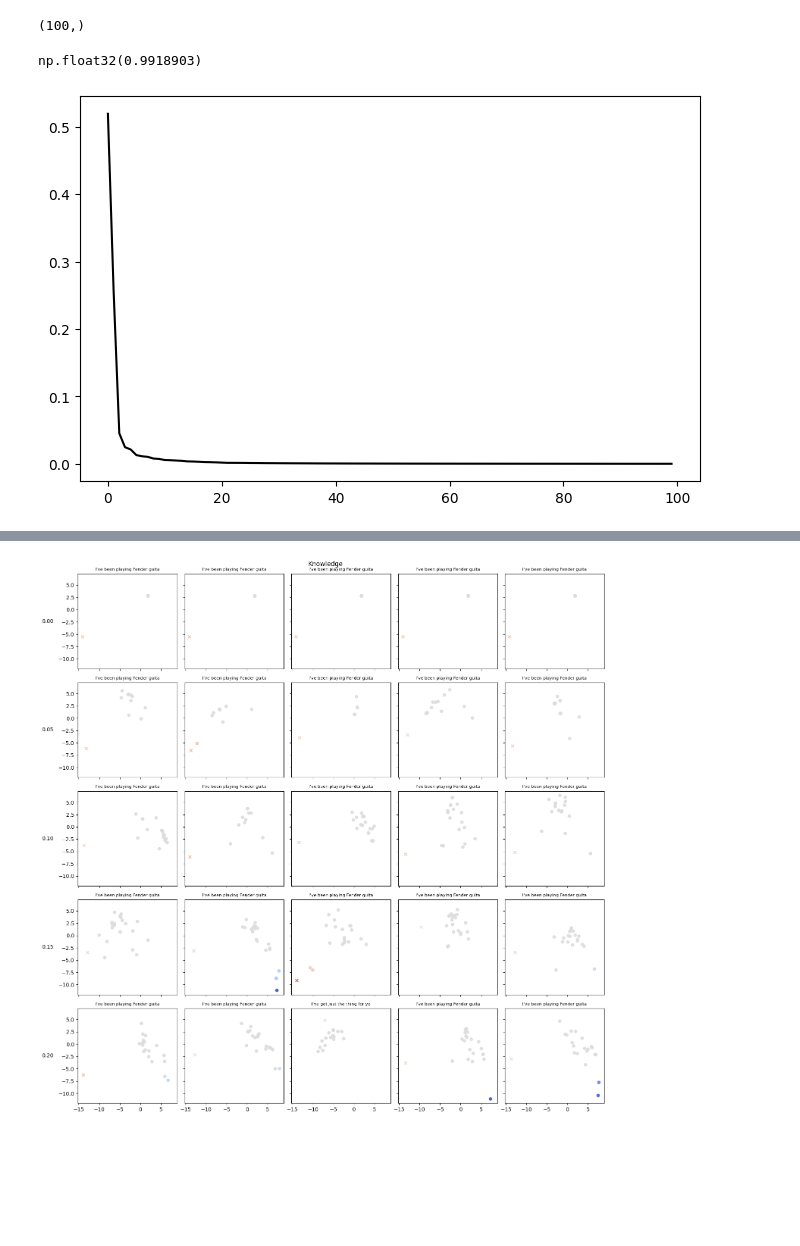
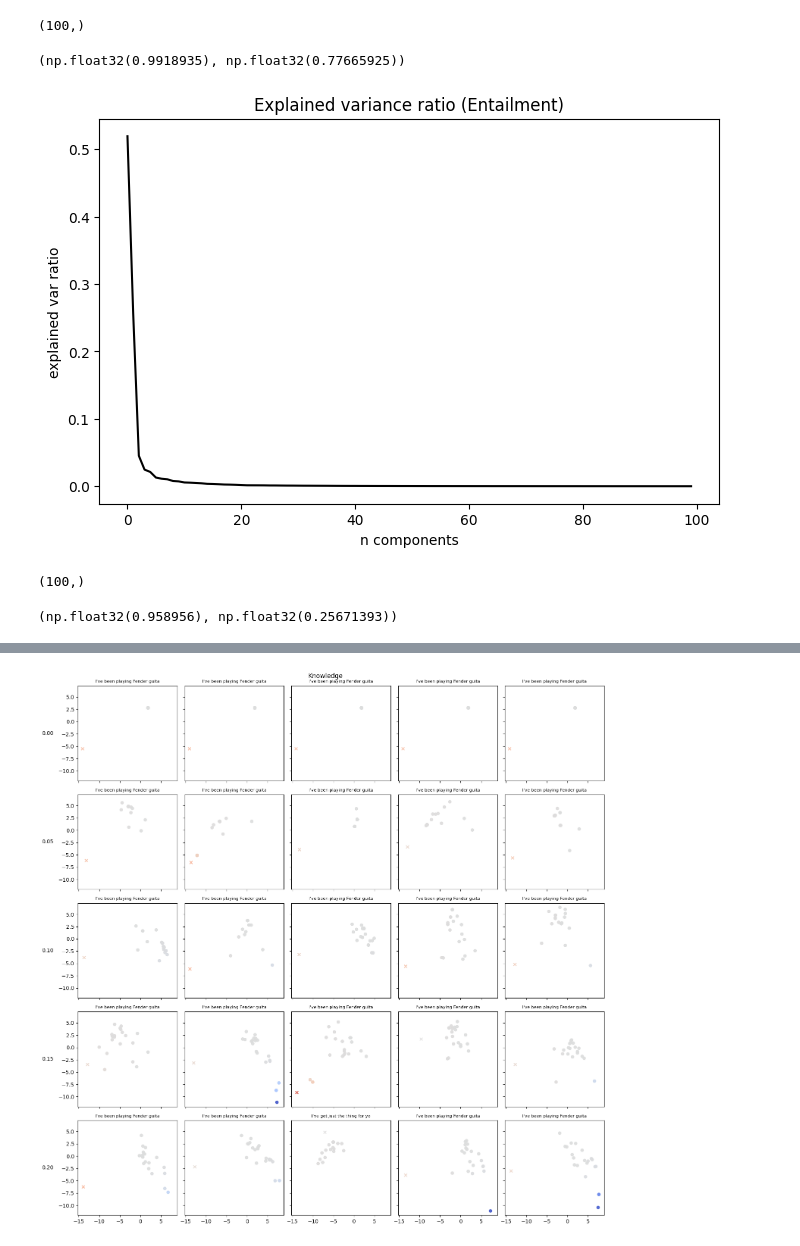
Before and after one commit to stmorse/scope2, a Jupyter notebook: notebooks/spreads.ipynb, the cells around one changed output, grey strips where cells are left out. Saved outputs shown, nothing was run; the diff lists cells and outputs as text; code cells hidden in the pictures; blank space fills up the shorter version.

```diff
--- a/notebooks/spreads.ipynb
+++ b/notebooks/spreads.ipynb
@@ -222,13 +222,26 @@ epca_mod.explained_variance_.shape
 # %% [output]
 (100,)
 # %%
-np.sum(epca_mod.explained_variance_ratio_)
+np.sum(epca_mod.explained_variance_ratio_), np.sum(epca_mod.explained_variance_ratio_[:2])
 # %% [output]
-np.float32(0.9918903)
+(np.float32(0.9918935), np.float32(0.77665925))
 # %%
 fig, ax = plt.subplots(1,1, figsize=(8,5))
 evr = epca_mod.explained_variance_ratio_
 ax.plot(np.arange(evr.shape[0]), evr, 'k-')
+ax.set_title("Explained variance ratio (Entailment)")
+ax.set_xlabel("n components")
+ax.set_ylabel("explained var ratio")
 plt.show()
 # %% [output]
-[figure, old version]
+[figure, new version]
+# %%
+spca_mod = PCA(n_components=100)
+spca_ = spca_mod.fit_transform(semantic_embeddings)
+spca_mod.explained_variance_.shape
+# %% [output]
+(100,)
+# %%
+np.sum(spca_mod.explained_variance_ratio_), np.sum(spca_mod.explained_variance_ratio_[:2])
+# %% [output]
+(np.float32(0.958956), np.float32(0.25671393))
```
Also changed, not shown: parts of 2 cells of this notebook, 5 other files.
